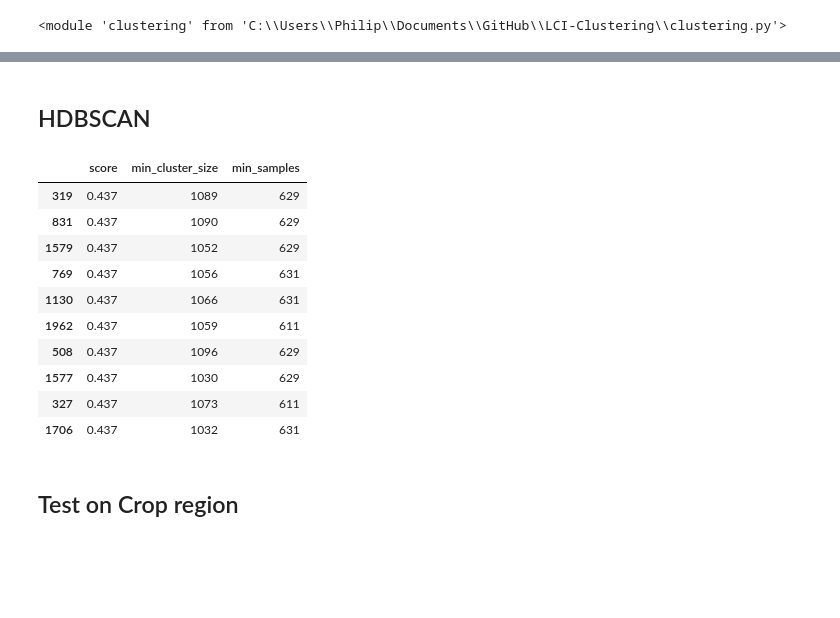
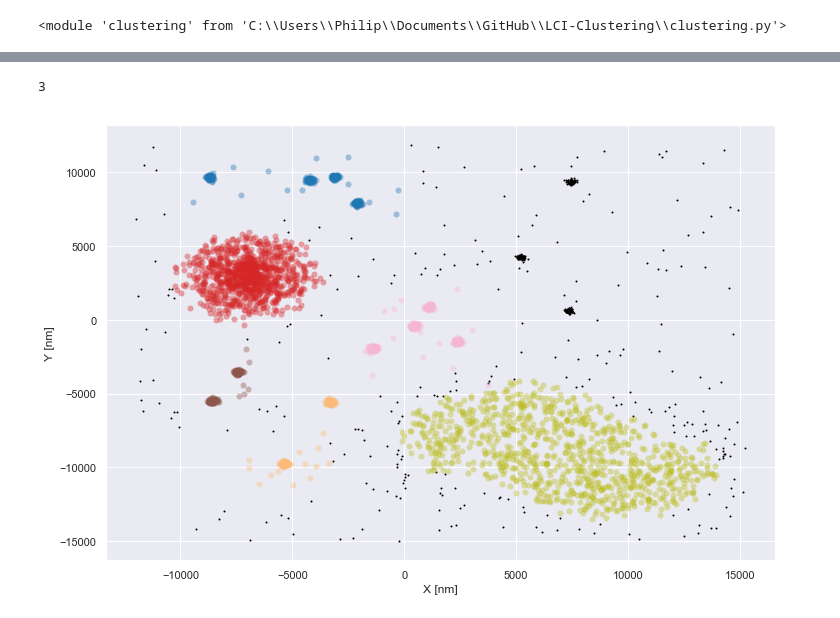
Before and after one commit to PCiunkiewicz/smlm-clustering, a Jupyter notebook: Clustering.ipynb, the cells around one changed output, grey strips where cells are left out. Drawn from its saved outputs; the diff is of its cells as text; code cells hidden in the pictures; blank space fills up the shorter version.

```diff
--- a/Clustering.ipynb
+++ b/Clustering.ipynb
@@ -55,22 +35,0 @@ plt.savefig('Python_reconstruction.png', bbox_inches='tight')
-# %% [markdown]
-## HDBSCAN
-# %%
-XY = df[['x [nm]', 'y [nm]']].sample(frac=0.2, random_state=1).values
-
-param_dist = {"min_cluster_size": randint(800, 1100),
-              "min_samples": randint(600, 900)} # "alpha": np.round(np.linspace(0.1,2,100),2)
-
-results = random_search_custom_hdb(param_dist,XY,n=2000)
-results.head(10)
-# %% [output]
-|  | score | min_cluster_size | min_samples |
-| 319 | 0.437 | 1089 | 629 |
-| 831 | 0.437 | 1090 | 629 |
-| 1579 | 0.437 | 1052 | 629 |
-| 769 | 0.437 | 1056 | 631 |
-| 1130 | 0.437 | 1066 | 631 |
-| 1962 | 0.437 | 1059 | 611 |
-| 508 | 0.437 | 1096 | 629 |
-| 1577 | 0.437 | 1030 | 629 |
-| 327 | 0.437 | 1073 | 611 |
-| 1706 | 0.437 | 1032 | 631 |
@@ -80,8 +36,14 @@ results.plot.scatter('min_cluster_size', 'min_samples', c='score', cmap='RdYlGn'
 # %%
-XY = df[['x [nm]', 'y [nm]']].sample(200000, random_state=1).values
-hdb = hdbscan.HDBSCAN(core_dist_n_jobs=6,min_cluster_size=1090,
-                      min_samples=629,gen_min_span_tree=True)
+XY = make_training_dataset(size=1000, noise=0.3, std=0.1, state=8)
+
+hdb = hdbscan.HDBSCAN(core_dist_n_jobs=6,min_cluster_size=100,
+                      min_samples=59,gen_min_span_tree=True)
 _ = hdb.fit(XY)
 # hdb.relative_validity_
+
+count_multi_clusters(hdb)
+fig, ax = plt.subplots()
+plot_clusters_lite(XY, hdb.labels_, ax)
+# %% [output]
+3
+[figure, added]
-# %% [markdown]
-## Test on Crop region
```
Also changed, not shown: parts of 11 cells of this notebook, 1 other file.
